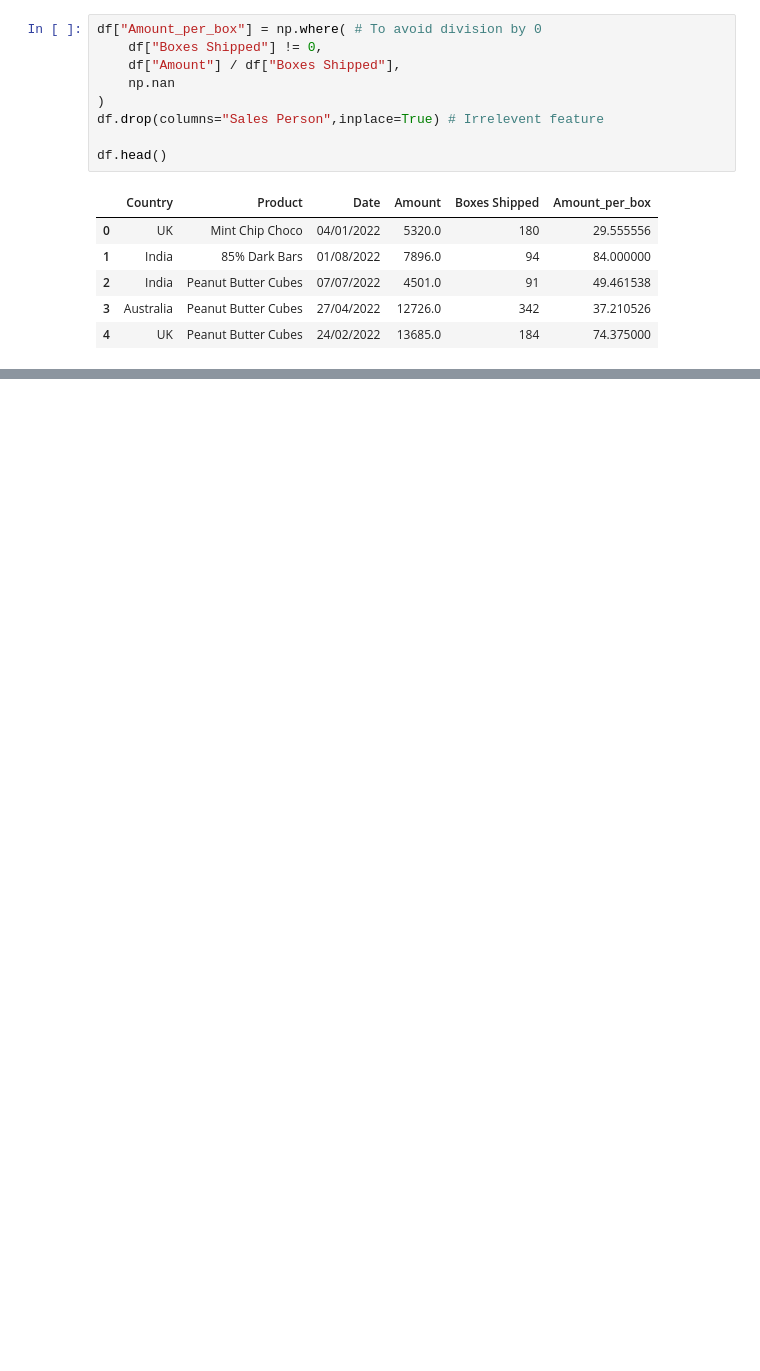
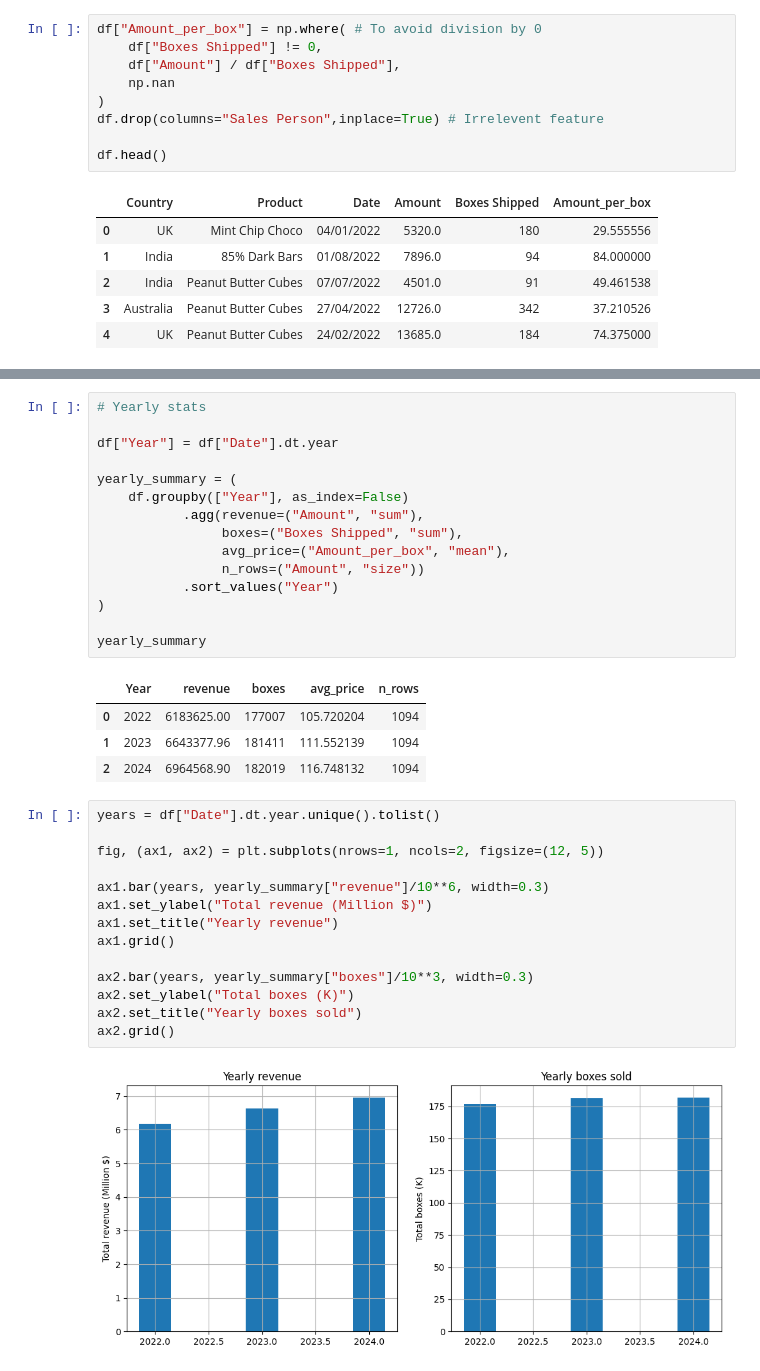
Before and after one commit to Eymeee/Chocolate-Sales-Forecasting, a Jupyter notebook: notebooks/EDA.ipynb, the cells around one changed output, grey strips where cells are left out. Saved outputs shown, nothing was run; the diff lists cells and outputs as text; blank space fills up the shorter version.

```diff
--- a/notebooks/EDA.ipynb
+++ b/notebooks/EDA.ipynb
@@ -89,0 +137,36 @@ df.head()
+# %%
+# Yearly stats
+
+df["Year"] = df["Date"].dt.year
+
+yearly_summary = (
+    df.groupby(["Year"], as_index=False)
+           .agg(revenue=("Amount", "sum"),
+                boxes=("Boxes Shipped", "sum"),
+                avg_price=("Amount_per_box", "mean"),
+                n_rows=("Amount", "size"))
+           .sort_values("Year")
+)
+
+yearly_summary
+# %% [output]
+|  | Year | revenue | boxes | avg_price | n_rows |
+| 0 | 2022 | 6183625.00 | 177007 | 105.720204 | 1094 |
+| 1 | 2023 | 6643377.96 | 181411 | 111.552139 | 1094 |
+| 2 | 2024 | 6964568.90 | 182019 | 116.748132 | 1094 |
+# %%
+years = df["Date"].dt.year.unique().tolist()
+
+fig, (ax1, ax2) = plt.subplots(nrows=1, ncols=2, figsize=(12, 5))
+
+ax1.bar(years, yearly_summary["revenue"]/10**6, width=0.3)
+ax1.set_ylabel("Total revenue (Million $)")
+ax1.set_title("Yearly revenue")
+ax1.grid()
+
+ax2.bar(years, yearly_summary["boxes"]/10**3, width=0.3)
+ax2.set_ylabel("Total boxes (K)")
+ax2.set_title("Yearly boxes sold")
+ax2.grid()
+# %% [output]
+[figure, added]
```
Also changed, not shown: parts of 4 cells of this notebook, 1 other file.
